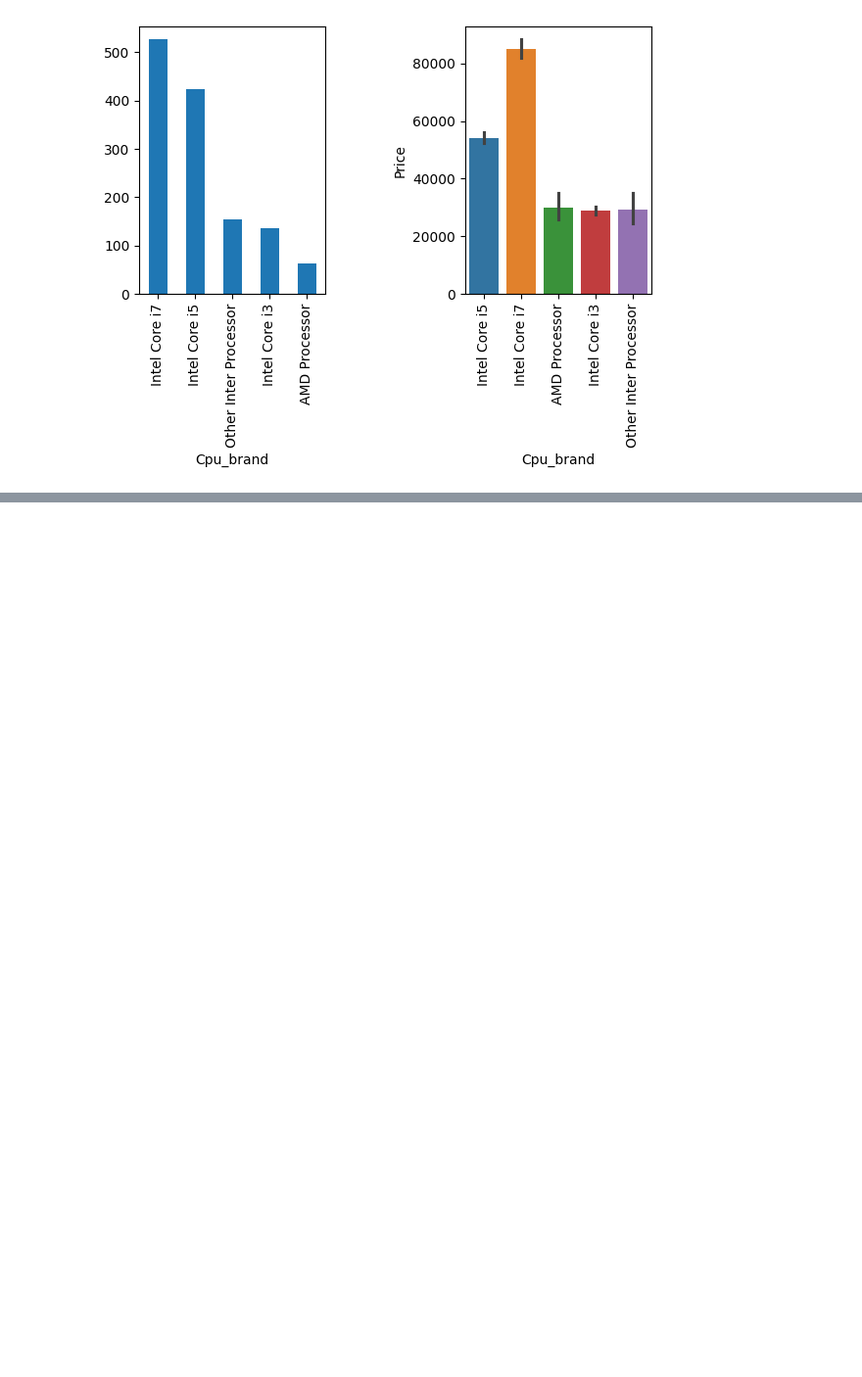
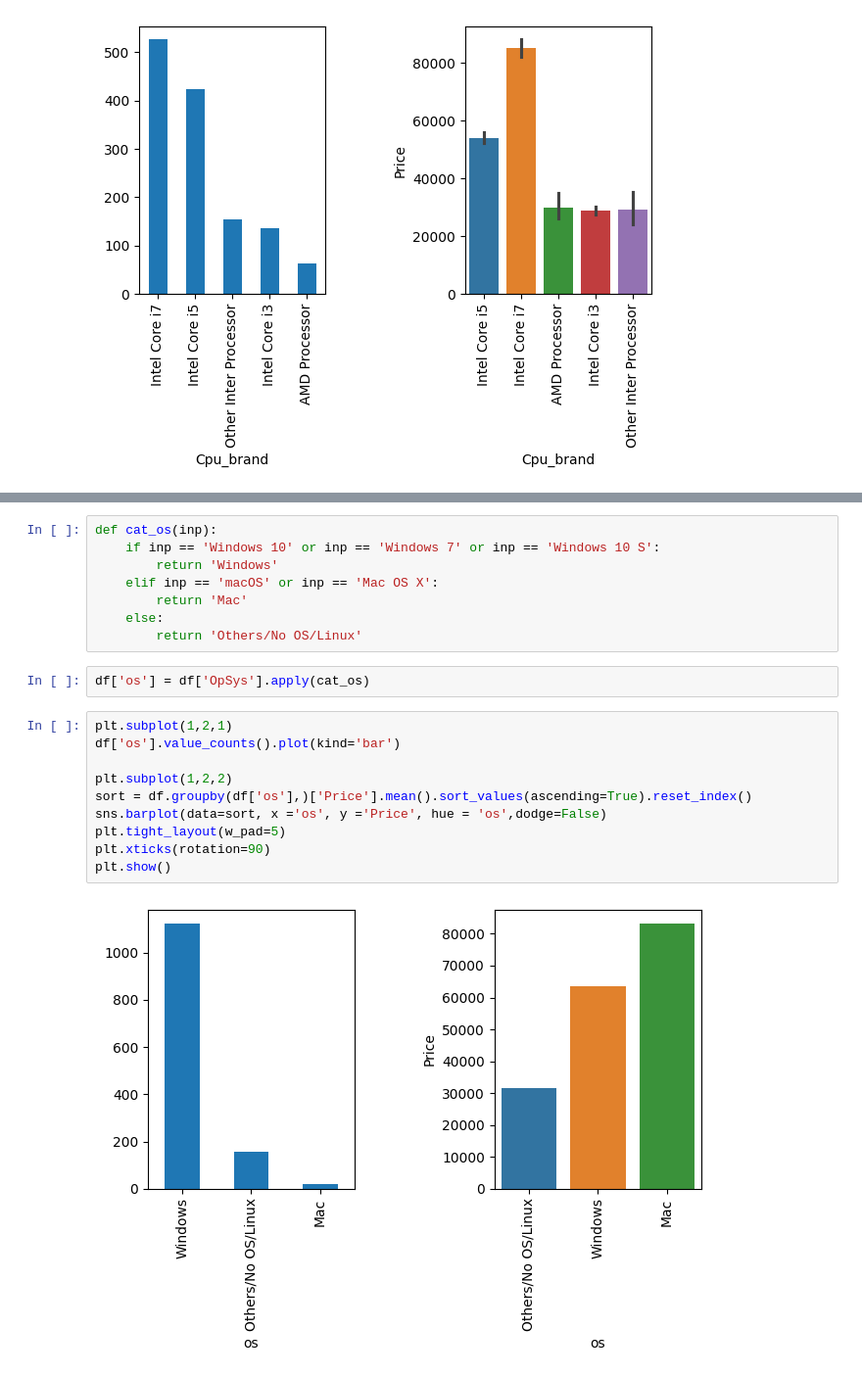
Before and after one commit to shivshankarsajeev/laptop-price, a Jupyter notebook: notebook.ipynb, the cells around one changed output, grey strips where cells are left out. Shown at 98% size. Drawn from its saved outputs; the diff is of its cells as text; blank space fills up the shorter version.

```diff
--- a/notebook.ipynb
+++ b/notebook.ipynb
@@ -307,0 +382,22 @@ df.sample(10)
+# %%
+def cat_os(inp):
+    if inp == 'Windows 10' or inp == 'Windows 7' or inp == 'Windows 10 S':
+        return 'Windows'
+    elif inp == 'macOS' or inp == 'Mac OS X':
+        return 'Mac'
+    else:
+        return 'Others/No OS/Linux'
+# %%
+df['os'] = df['OpSys'].apply(cat_os)
+# %%
+plt.subplot(1,2,1)
+df['os'].value_counts().plot(kind='bar')
+
+plt.subplot(1,2,2)
+sort = df.groupby(df['os'],)['Price'].mean().sort_values(ascending=True).reset_index()
+sns.barplot(data=sort, x ='os', y ='Price', hue = 'os',dodge=False)
+plt.tight_layout(w_pad=5)
+plt.xticks(rotation=90)
+plt.show()
+# %% [output]
+[figure, added]
```
Also changed, not shown: parts of 21 cells of this notebook, 1 other file.
